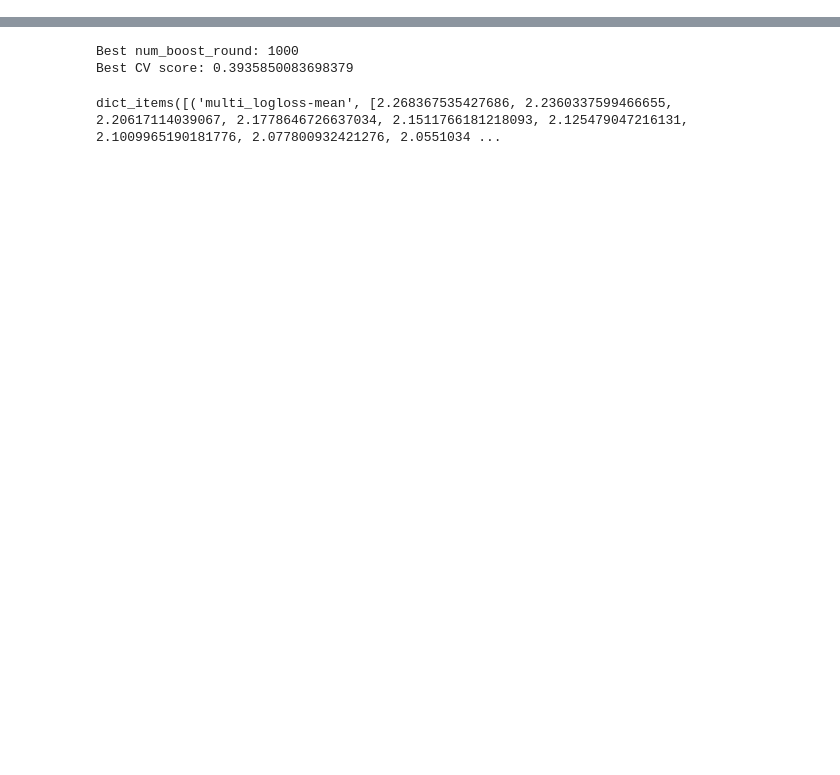
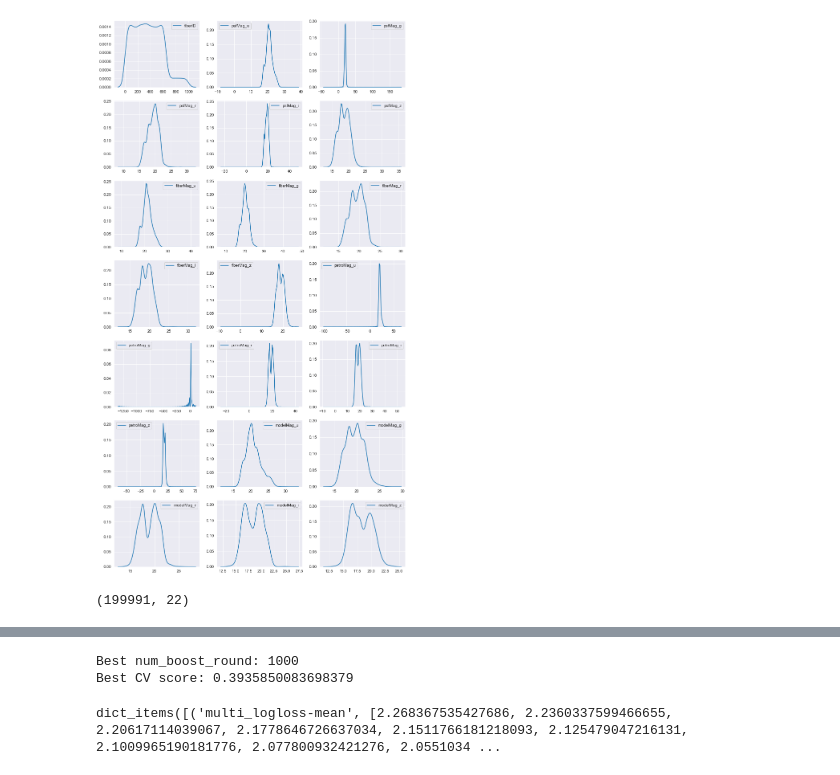
Before and after one commit to GyuYoungCho/machine_learning_Data_analysis, a Jupyter notebook: Dacon/process1.ipynb, the cells around one changed output, grey strips where cells are left out. Saved outputs shown, nothing was run; the diff lists cells and outputs as text; code cells hidden in the pictures; blank space fills up the shorter version.

```diff
--- a/Dacon/process1.ipynb
+++ b/Dacon/process1.ipynb
@@ -45,0 +91,11 @@ test_x_sc = scaler.transform(test_x)
+# %%
+plt.figure(figsize=(13,25))
+for i in range(21):
+    plt.subplot(7,3,i+1)
+    g = sns.kdeplot(pd.DataFrame(test_x).iloc[:,i],)
+# %% [output]
+[figure, added]
+# %%
+train.shape
+# %% [output]
+(199991, 22)
```
Also changed, not shown: parts of 40 cells of this notebook, 1 other file.
